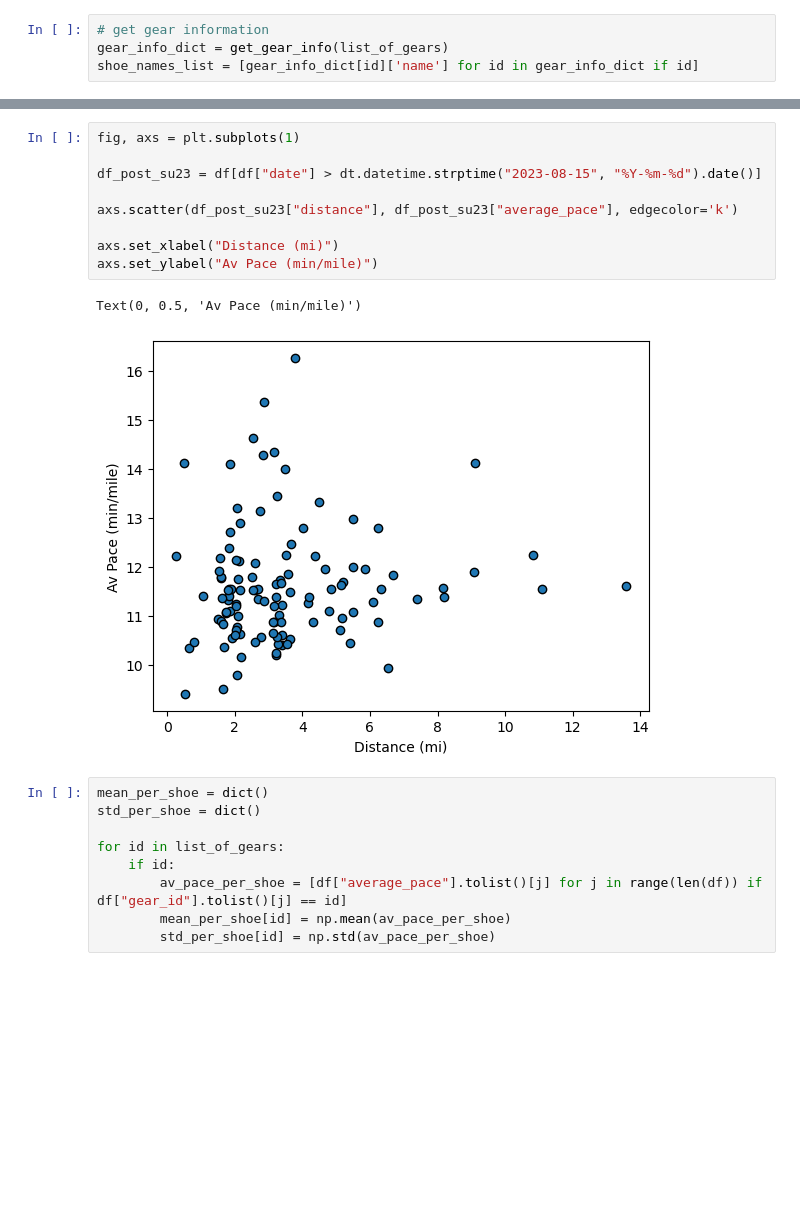
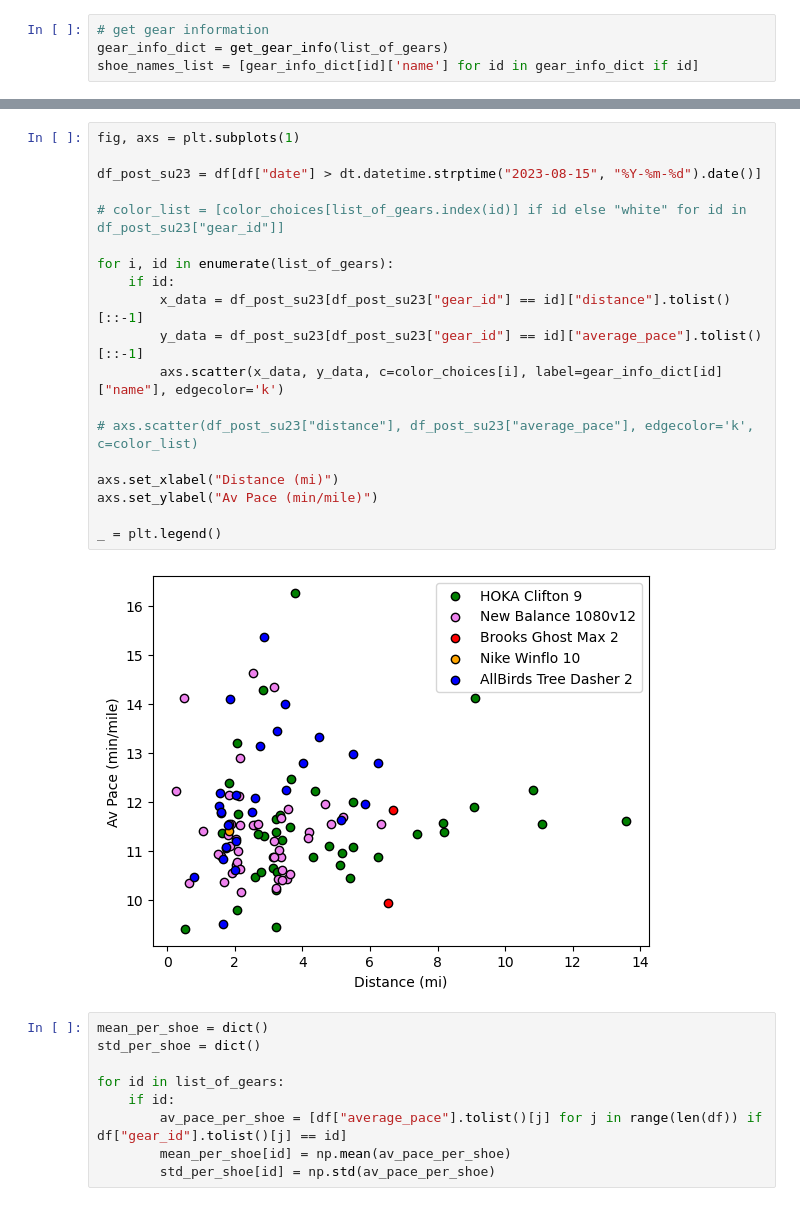
Before and after one commit to muralikgs/running-analysis, a Jupyter notebook: codes/running-analysis.ipynb, the cells around one changed output, grey strips where cells are left out. Cells and saved outputs as stored; diff of their text form; blank space fills up the shorter version.

```diff
--- a/codes/running-analysis.ipynb
+++ b/codes/running-analysis.ipynb
@@ -200,15 +207,24 @@ _ = plt.legend()
 # %%
 fig, axs = plt.subplots(1)
 
 df_post_su23 = df[df["date"] > dt.datetime.strptime("2023-08-15", "%Y-%m-%d").date()]
 
-axs.scatter(df_post_su23["distance"], df_post_su23["average_pace"], edgecolor='k')
+# color_list = [color_choices[list_of_gears.index(id)] if id else "white" for id in df_post_su23["gear_id"]]
+
+for i, id in enumerate(list_of_gears):
+    if id:
+        x_data = df_post_su23[df_post_su23["gear_id"] == id]["distance"].tolist()[::-1]
+        y_data = df_post_su23[df_post_su23["gear_id"] == id]["average_pace"].tolist()[::-1]
+        axs.scatter(x_data, y_data, c=color_choices[i], label=gear_info_dict[id]["name"], edgecolor='k')
+
+# axs.scatter(df_post_su23["distance"], df_post_su23["average_pace"], edgecolor='k', c=color_list)
 
 axs.set_xlabel("Distance (mi)")
 axs.set_ylabel("Av Pace (min/mile)")
+
+_ = plt.legend()
 # %% [output]
-Text(0, 0.5, 'Av Pace (min/mile)')
-[figure, old version]
+[figure, new version]
 # %%
 mean_per_shoe = dict()
 std_per_shoe = dict()
```
Also changed, not shown: parts of 6 cells of this notebook.
